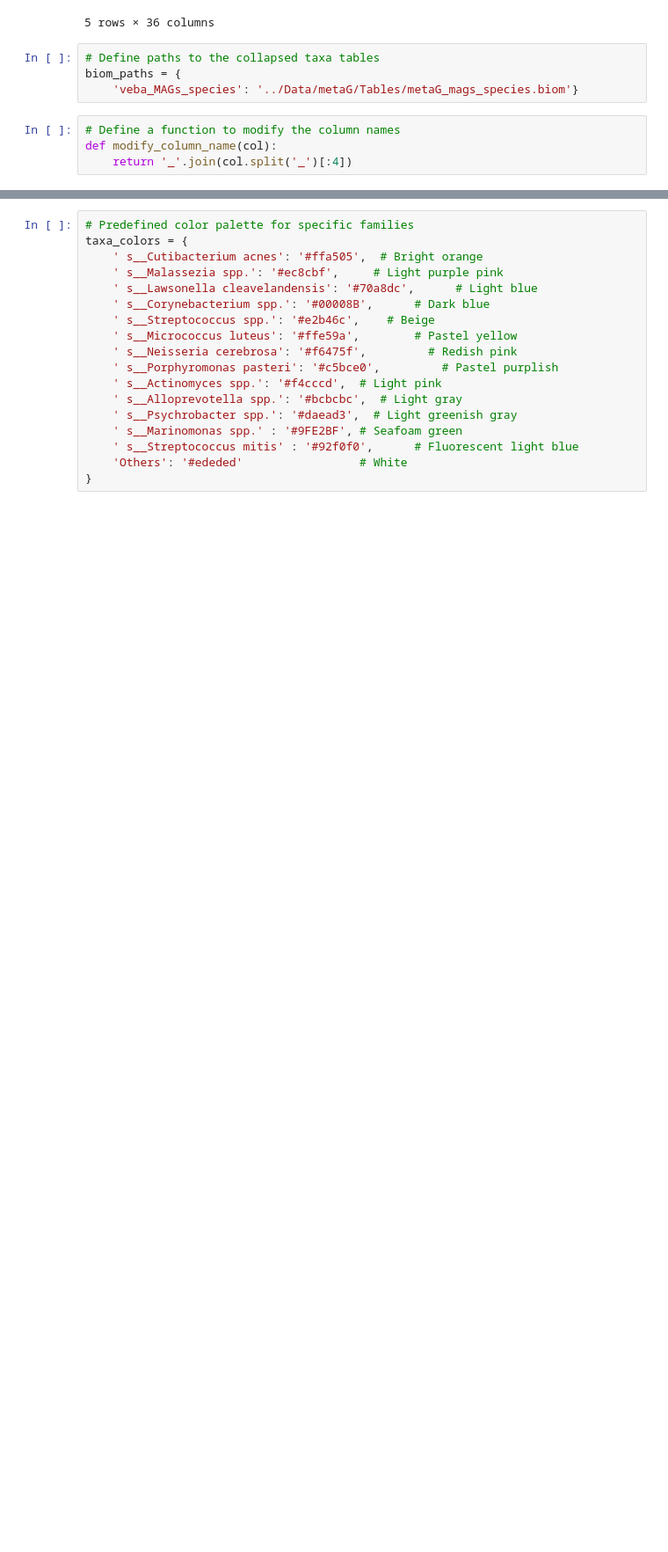
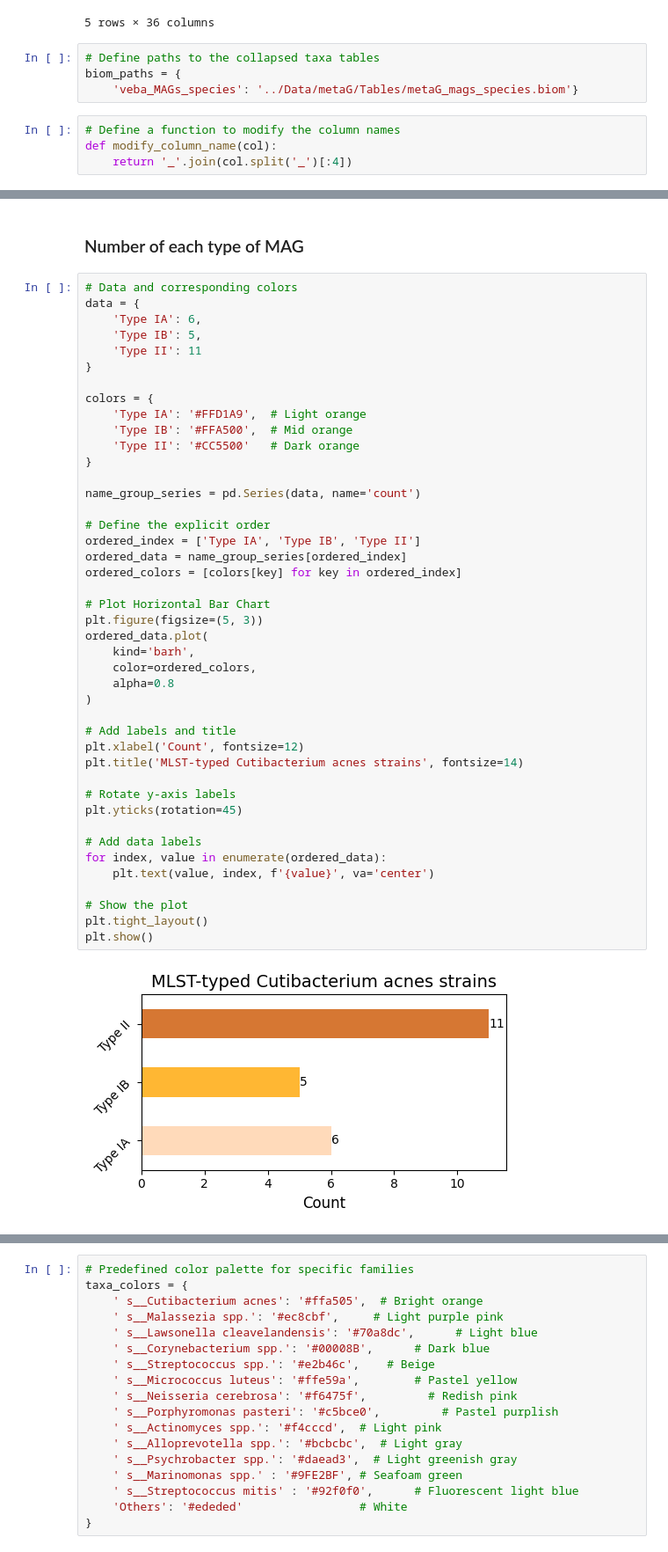
Before and after one commit to knightlab-analyses/Acne_Longitudinal_Microbiome, a Jupyter notebook: Notebooks/metaG_relative_abundance_c.acnes_strains.ipynb, the cells around one changed output, grey strips where cells are left out. Shown at 88% size. Drawn from its saved outputs; the diff is of its cells as text; blank space fills up the shorter version.

```diff
--- a/Notebooks/metaG_relative_abundance_c.acnes_strains.ipynb
+++ b/Notebooks/metaG_relative_abundance_c.acnes_strains.ipynb
@@ -57 +87,48 @@ df['name.group'] = df['name'].str.extract(r'(Cutibacterium acnes Type \S+)')
+# %% [markdown]
+### Number of each type of MAG
+# %%
+# Data and corresponding colors
+data = {
+    'Type IA': 6,
+    'Type IB': 5,
+    'Type II': 11
+}
+
+colors = {
+    'Type IA': '#FFD1A9',  # Light orange
+    'Type IB': '#FFA500',  # Mid orange
+    'Type II': '#CC5500'   # Dark orange
+}
+
+name_group_series = pd.Series(data, name='count')
+
+# Define the explicit order
+ordered_index = ['Type IA', 'Type IB', 'Type II']
+ordered_data = name_group_series[ordered_index]
+ordered_colors = [colors[key] for key in ordered_index]
+
+# Plot Horizontal Bar Chart
+plt.figure(figsize=(5, 3))
+ordered_data.plot(
+    kind='barh',
+    color=ordered_colors,
+    alpha=0.8
+)
+
+# Add labels and title
+plt.xlabel('Count', fontsize=12)
+plt.title('MLST-typed Cutibacterium acnes strains', fontsize=14)
+
+# Rotate y-axis labels
+plt.yticks(rotation=45)
+
+# Add data labels
+for index, value in enumerate(ordered_data):
+    plt.text(value, index, f'{value}', va='center')
+
+# Show the plot
+plt.tight_layout()
+plt.show()
+# %% [output]
+[figure, added]
 # %%
```
Also changed, not shown: parts of 3 cells of this notebook, 8 other files.
